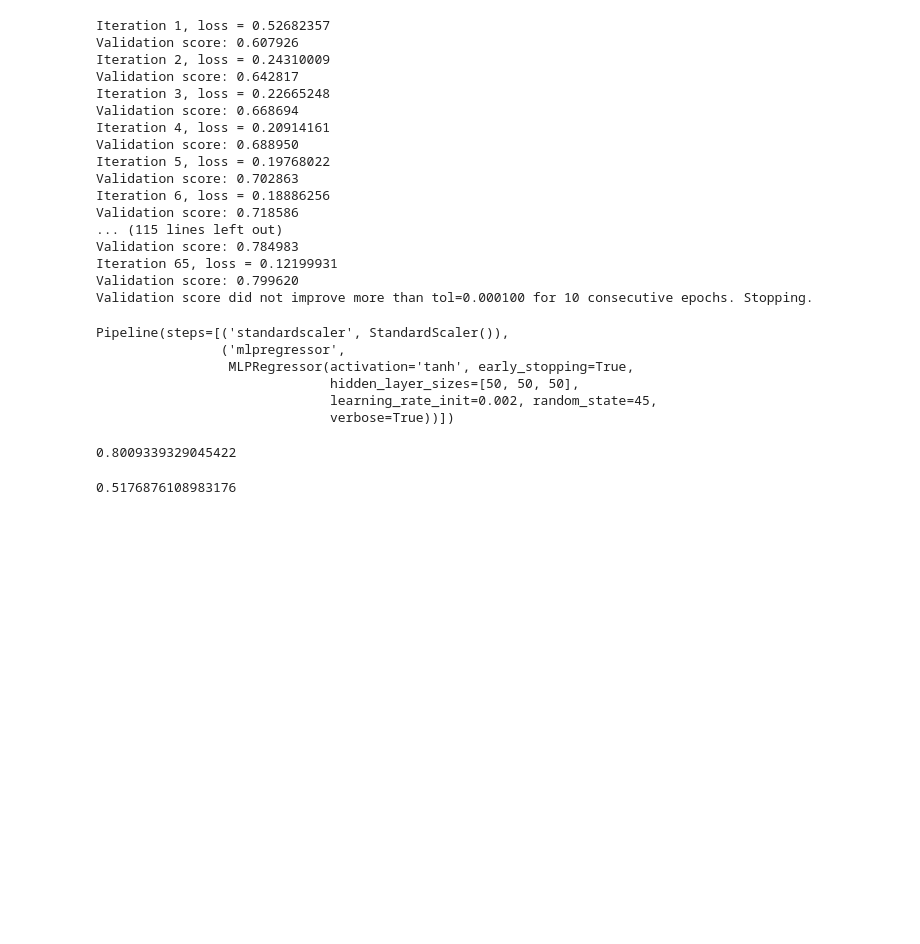
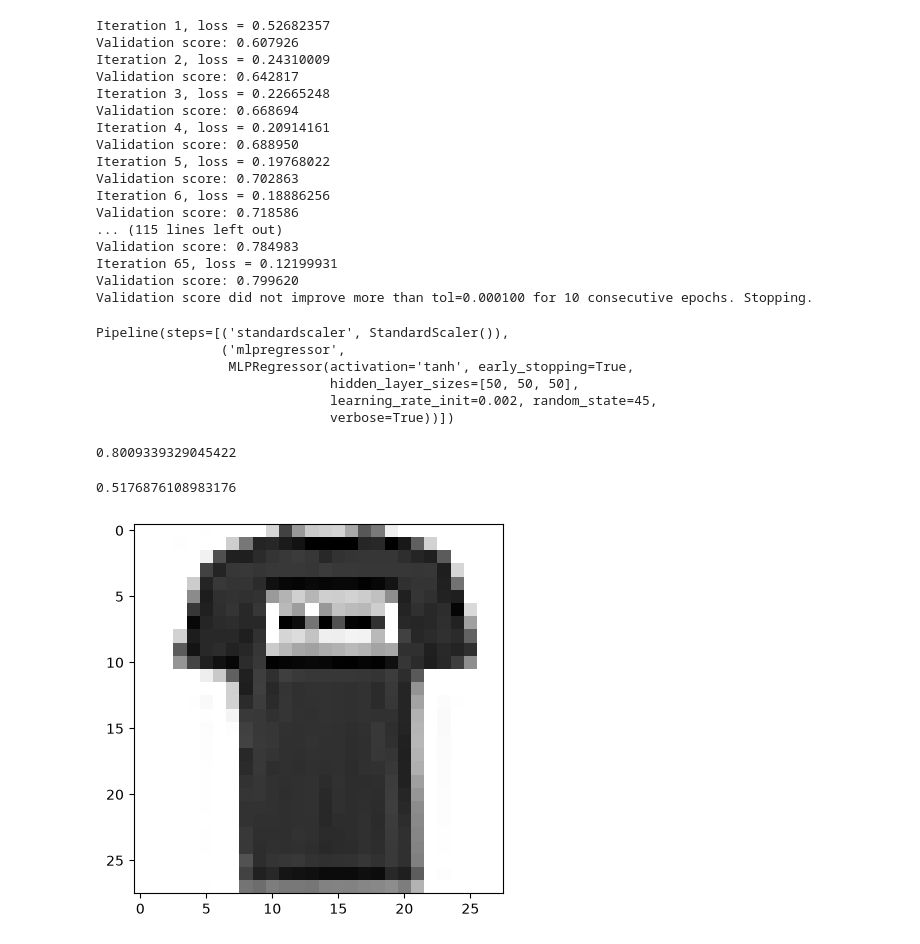
Before and after one commit to ombhiwaniya911/hands_on_ml, a Jupyter notebook: ch-09-Intro-to-ANN/MLP-Implementation.ipynb, the cells around one changed output. Cells and saved outputs as stored; diff of their text form; code cells hidden in the pictures; blank space fills up the shorter version.

```diff
--- a/ch-09-Intro-to-ANN/MLP-Implementation.ipynb
+++ b/ch-09-Intro-to-ANN/MLP-Implementation.ipynb
@@ -51,3 +52,18 @@ rmse = root_mean_squared_error(y_test, y_pred)
 rmse
 # %% [output]
 0.5176876108983176
+# %%
+#MLPClassifier
+from sklearn.datasets import fetch_openml
+fashion_mnist = fetch_openml(name = "Fashion-MNIST",as_frame = False)
+# %%
+targets = fashion_mnist.target.astype(int)
+X_train1, y_train1 = fashion_mnist.data[:60_000], targets[:60_000]
+X_test1, y_test1 = fashion_mnist.data[60_000:], targets[60_000:]
+# %%
+
+X_sample = X_train1[1].reshape(28, 28)
+plt.imshow(X_sample, cmap="binary")
+plt.show()
+# %% [output]
+[figure, added]
```
Also changed, not shown: parts of 5 cells of this notebook.
